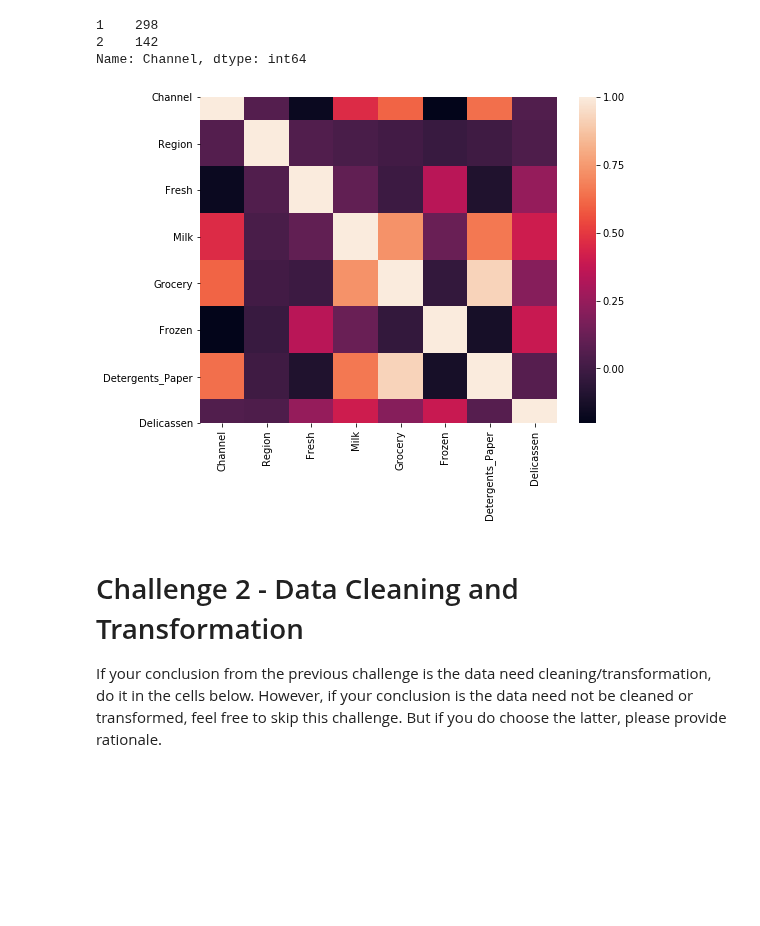
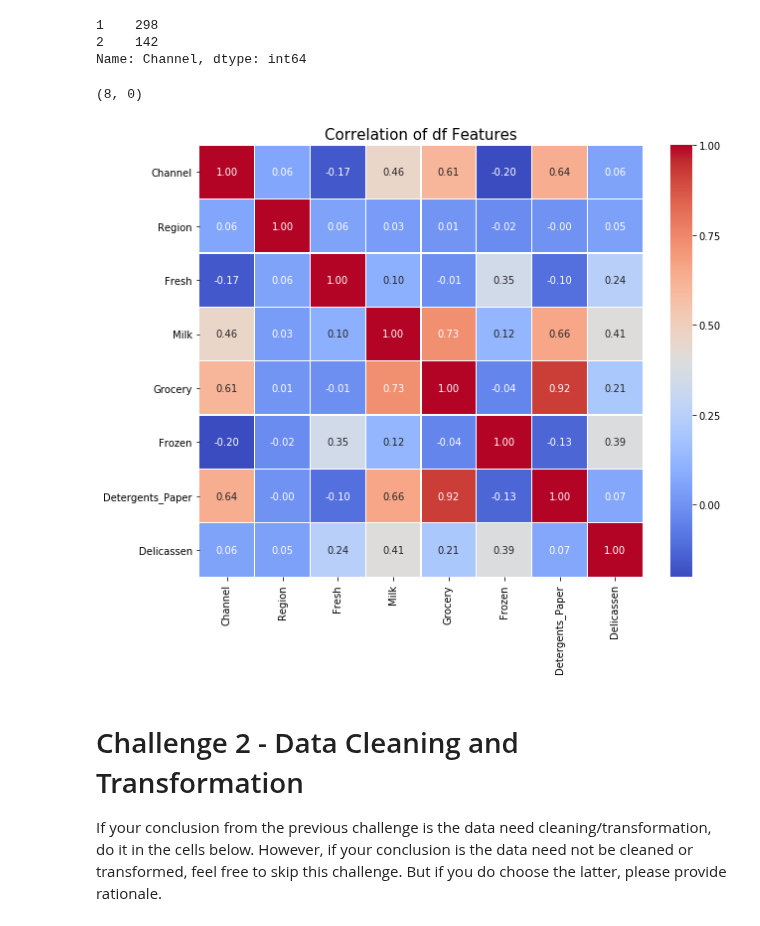
Before and after one commit to ironhack-datalabs/datamad1019, a Jupyter notebook: module-3/lab-unsupervised-learning/your-code/main.ipynb, the cells around one changed output. Saved outputs shown, nothing was run; the diff lists cells and outputs as text; code cells hidden in the pictures; blank space fills up the shorter version.

```diff
--- a/module-3/lab-unsupervised-learning/your-code/main.ipynb
+++ b/module-3/lab-unsupervised-learning/your-code/main.ipynb
@@ -100,12 +116,18 @@ customers['Channel'].value_counts()
 1    298
 2    142
 Name: Channel, dtype: int64
-# %%
-corr = customers.corr()
-plt.figure(figsize=(8,6))
-ax = sns.heatmap(corr)
-# %% [output]
-[figure, removed]
+# %%
+corr = customers.corr()
+plt.figure(figsize = (10,8))
+hm=sns.heatmap(corr,
+            xticklabels=corr.columns.values,
+            yticklabels=corr.columns.values,
+            annot=True,fmt='.2f',linewidths=0.30, cmap = "coolwarm")
+plt.title('Correlation of df Features', y = 1.05, size=15)
+hm.set_ylim(8,0,0)
+# %% [output]
+(8, 0)
+[figure, added]
 # %%
 # Your observations here
 # Todas las columnas son númericas y no hay ningún dato nulo
```
Also changed, not shown: parts of 1 cell of this notebook.
